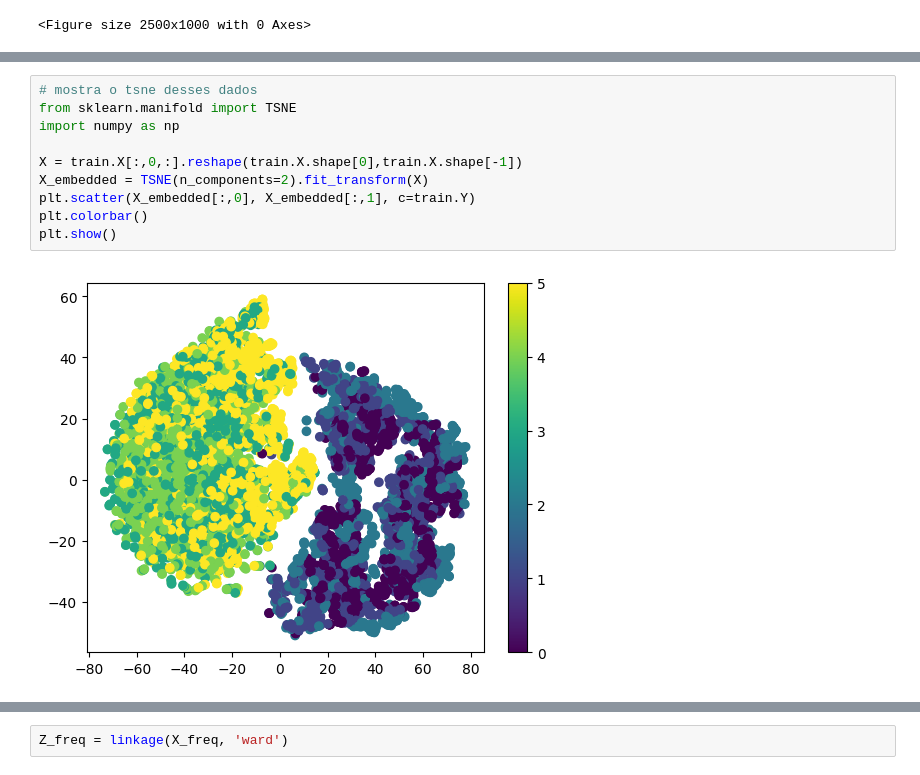
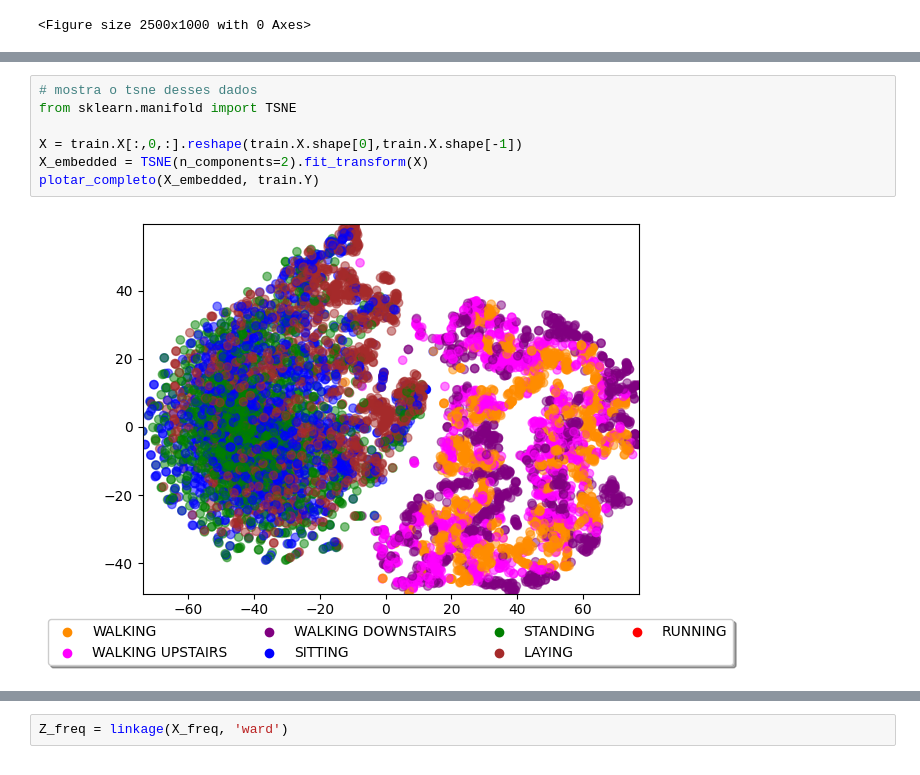
Before and after one commit to salocinrevenge/EpisodeTracker, a Jupyter notebook: code/hierAR.ipynb, the cells around one changed output, grey strips where cells are left out. Saved outputs shown, nothing was run; the diff lists cells and outputs as text.

```diff
--- a/code/hierAR.ipynb
+++ b/code/hierAR.ipynb
@@ -24,14 +68,11 @@ plt.show()
 # %%
 # mostra o tsne desses dados
 from sklearn.manifold import TSNE
-import numpy as np
 
 X = train.X[:,0,:].reshape(train.X.shape[0],train.X.shape[-1])
 X_embedded = TSNE(n_components=2).fit_transform(X)
-plt.scatter(X_embedded[:,0], X_embedded[:,1], c=train.Y)
-plt.colorbar()
-plt.show()
+plotar_completo(X_embedded, train.Y)
 # %% [output]
-[figure, old version]
+[figure, new version]
 # %%
 from scipy.fftpack import fft
```
Also changed, not shown: parts of 8 cells of this notebook.
